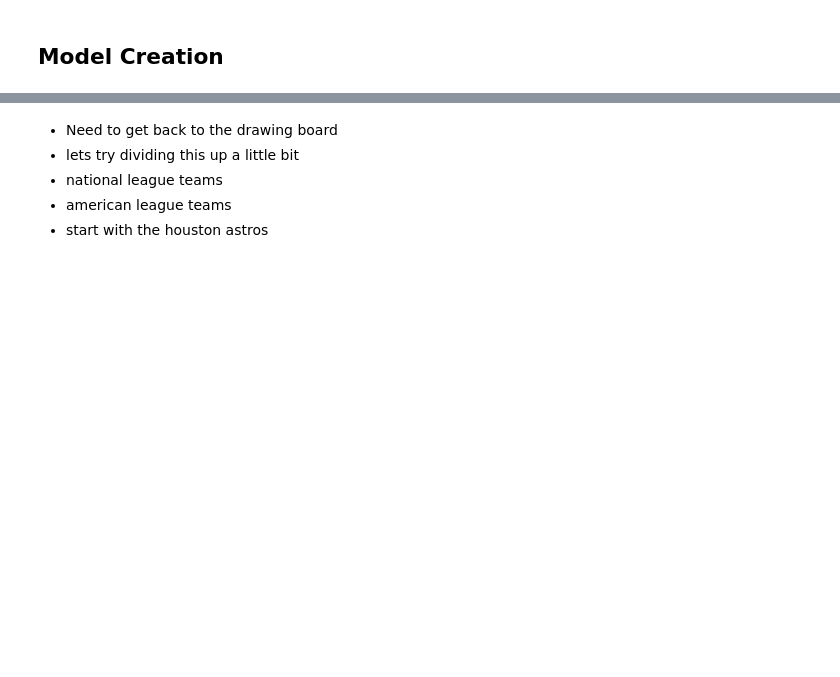
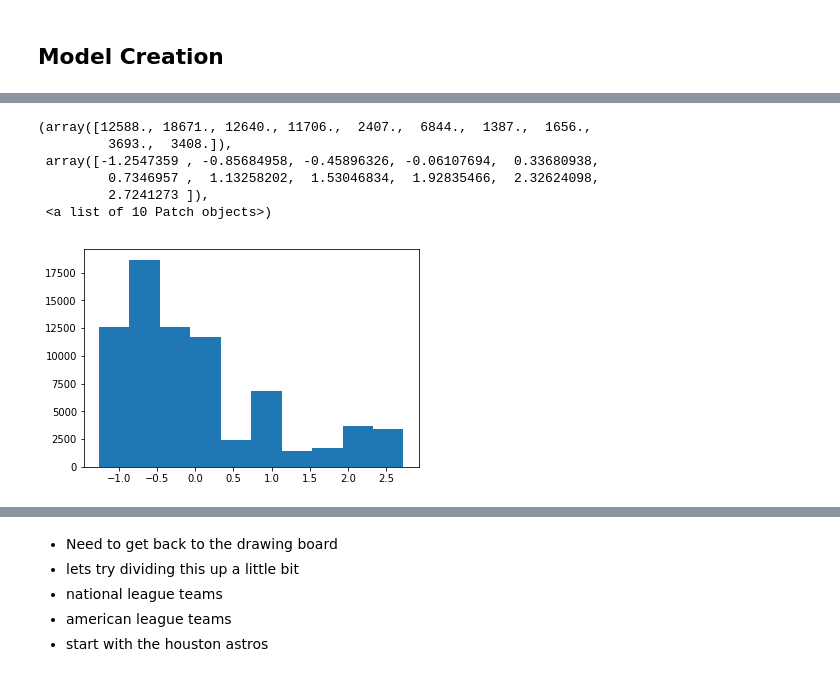
Before and after one commit to ConnorAnderson29/pitch_prediction_model, a Jupyter notebook: classification_models.ipynb, the cells around one changed output, grey strips where cells are left out. Drawn from its saved outputs; the diff is of its cells as text; code cells hidden in the pictures; blank space fills up the shorter version.

```diff
--- a/classification_models.ipynb
+++ b/classification_models.ipynb
@@ -103,0 +128,3 @@ X_train, X_test, y_train, y_test = train_test_split(predictors, target, random_s
+# %%
+X_train_s = scaler.transform(X_train_s1)
+X_test_s = scaler.transform(X_test_s1)
@@ -103,0 +134,3 @@ X_train, X_test, y_train, y_test = train_test_split(predictors, target, random_s
+# %%
+X_train_sdf = pd.DataFrame(X_train_s,
+                   columns=X_train_s1.columns)
@@ -103,0 +146,2 @@ X_train, X_test, y_train, y_test = train_test_split(predictors, target, random_s
+# %%
+X_train = X_train.reset_index()
@@ -103,0 +150,2 @@ X_train, X_test, y_train, y_test = train_test_split(predictors, target, random_s
+# %%
+final_train = pd.concat([X_train.drop(num_features, axis=1), X_train_sdf], axis=1)
@@ -103,0 +164,10 @@ X_train, X_test, y_train, y_test = train_test_split(predictors, target, random_s
+# %%
+plt.hist(final_train['WAR_x'])
+# %% [output]
+(array([12588., 18671., 12640., 11706.,  2407.,  6844.,  1387.,  1656.,
+         3693.,  3408.]),
+ array([-1.2547359 , -0.85684958, -0.45896326, -0.06107694,  0.33680938,
+         0.7346957 ,  1.13258202,  1.53046834,  1.92835466,  2.32624098,
+         2.7241273 ]),
+ <a list of 10 Patch objects>)
+[figure, added]
```
Also changed, not shown: parts of 22 cells of this notebook, 2 other files.
